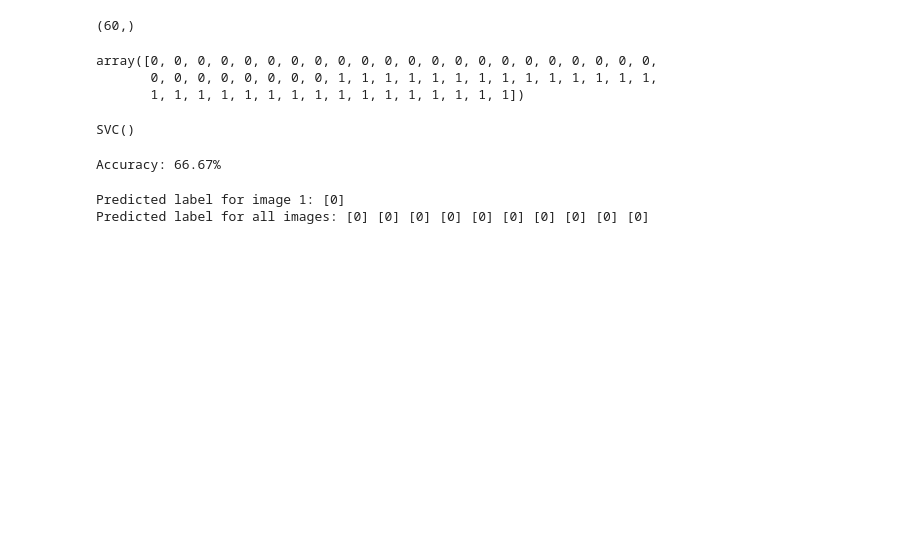
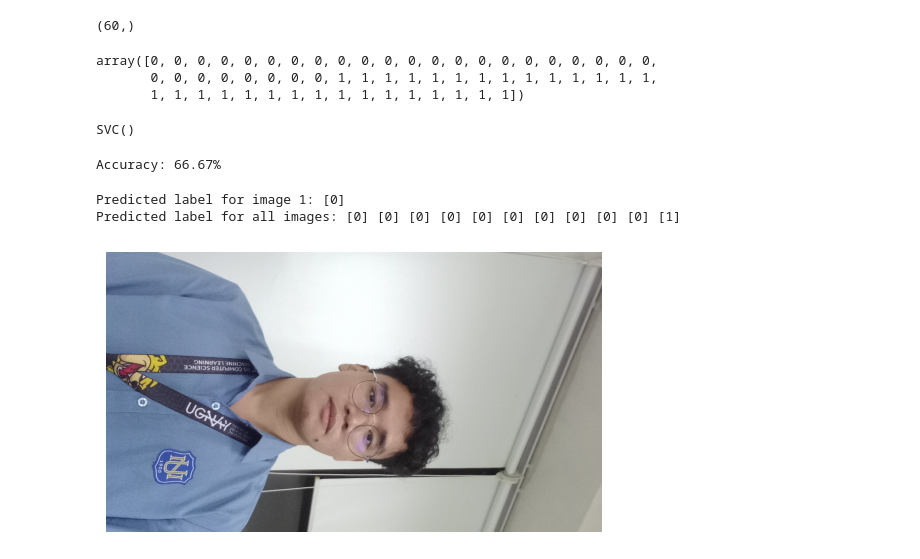
Before and after one commit to kbnational-u/CCMACLRL_EXERCISES_COM221ML, a Jupyter notebook: Exercise8.ipynb, the cells around one changed output. Drawn from its saved outputs; the diff is of its cells as text; code cells hidden in the pictures; blank space fills up the shorter version.

```diff
--- a/Exercise8.ipynb
+++ b/Exercise8.ipynb
@@ -102,6 +102,7 @@ result7 = predict_image('/content/drive/My Drive/Test/7.jpg', model)
 result8 = predict_image('/content/drive/My Drive/Test/8.jpg', model)
 result9 = predict_image('/content/drive/My Drive/Test/9.jpg', model)
 result10 = predict_image('/content/drive/My Drive/Test/10.jpg', model)
+result11 = predict_image('/content/drive/My Drive/Test/Miguel.jpg', model)
 
 # Change this line to print a specific result or all results
 # print(f'Predicted label:', result)  # This line causes the error
@@ -109,7 +110,20 @@ result10 = predict_image('/content/drive/My Drive/Test/10.jpg', model)
 #To print the prediction of a specific image:
 print(f'Predicted label for image 1:', result1)
 
-print(f'Predicted label for all images:', result1, result2, result3, result4, result5, result6, result7, result8, result9, result10)
+print(f'Predicted label for all images:', result1, result2, result3, result4, result5, result6, result7, result8, result9, result10, result11)
 # %% [output]
 Predicted label for image 1: [0]
-Predicted label for all images: [0] [0] [0] [0] [0] [0] [0] [0] [0] [0]
+Predicted label for all images: [0] [0] [0] [0] [0] [0] [0] [0] [0] [0] [1]
+# %%
+# Path to your image file in Google Drive
+image_path = '/content/drive/My Drive/Test/Miguel.jpg'  # Change this to your file's path
+
+# Open the image
+image = Image.open(image_path)
+
+# Display the image using matplotlib
+plt.imshow(image)
+plt.axis('off')  # Hide axes for cleaner display
+plt.show()
+# %% [output]
+[figure, added]
```
